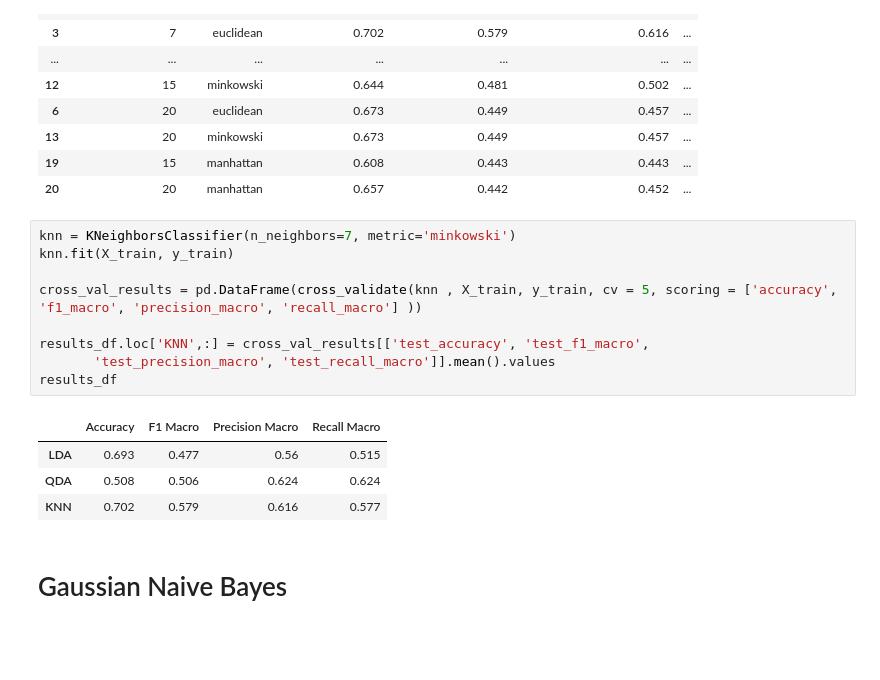
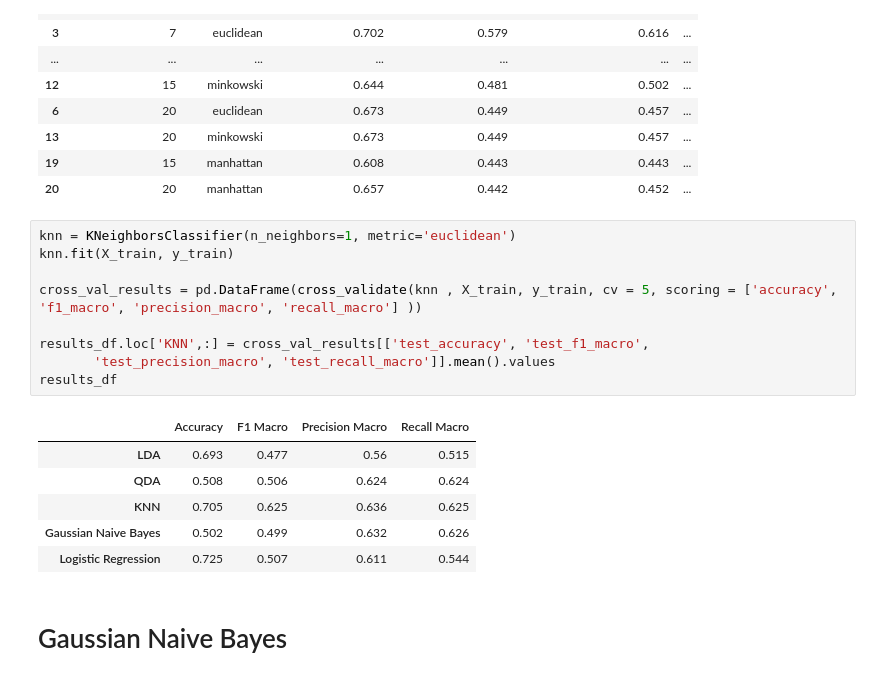
Before and after one commit to SrChen6/AA1-Competition, a Jupyter notebook: lin_class_raw.ipynb, the cells around one changed output. Saved outputs shown, nothing was run; the diff lists cells and outputs as text; blank space fills up the shorter version.

```diff
--- a/lin_class_raw.ipynb
+++ b/lin_class_raw.ipynb
@@ -180,19 +172,21 @@ results_cv[cols].sort_values(by='mean_test_f1_macro',ascending=False)
 | 19 | 15 | manhattan | 0.608 | 0.443 | 0.443 | ... |
 | 20 | 20 | manhattan | 0.657 | 0.442 | 0.452 | ... |
 # %%
-knn = KNeighborsClassifier(n_neighbors=7, metric='minkowski')
+knn = KNeighborsClassifier(n_neighbors=1, metric='euclidean')
 knn.fit(X_train, y_train)
 
 cross_val_results = pd.DataFrame(cross_validate(knn , X_train, y_train, cv = 5, scoring = ['accuracy', 'f1_macro', 'precision_macro', 'recall_macro'] ))
 
 results_df.loc['KNN',:] = cross_val_results[['test_accuracy', 'test_f1_macro',
        'test_precision_macro', 'test_recall_macro']].mean().values
 results_df
 # %% [output]
 |  | Accuracy | F1 Macro | Precision Macro | Recall Macro |
 | LDA | 0.693 | 0.477 | 0.56 | 0.515 |
 | QDA | 0.508 | 0.506 | 0.624 | 0.624 |
-| KNN | 0.702 | 0.579 | 0.616 | 0.577 |
+| KNN | 0.705 | 0.625 | 0.636 | 0.625 |
+| Gaussian Naive Bayes | 0.502 | 0.499 | 0.632 | 0.626 |
+| Logistic Regression | 0.725 | 0.507 | 0.611 | 0.544 |
 # %% [markdown]
 # Gaussian Naive Bayes
 # %%
```
Also changed, not shown: parts of 2 cells of this notebook, 8 other files.
